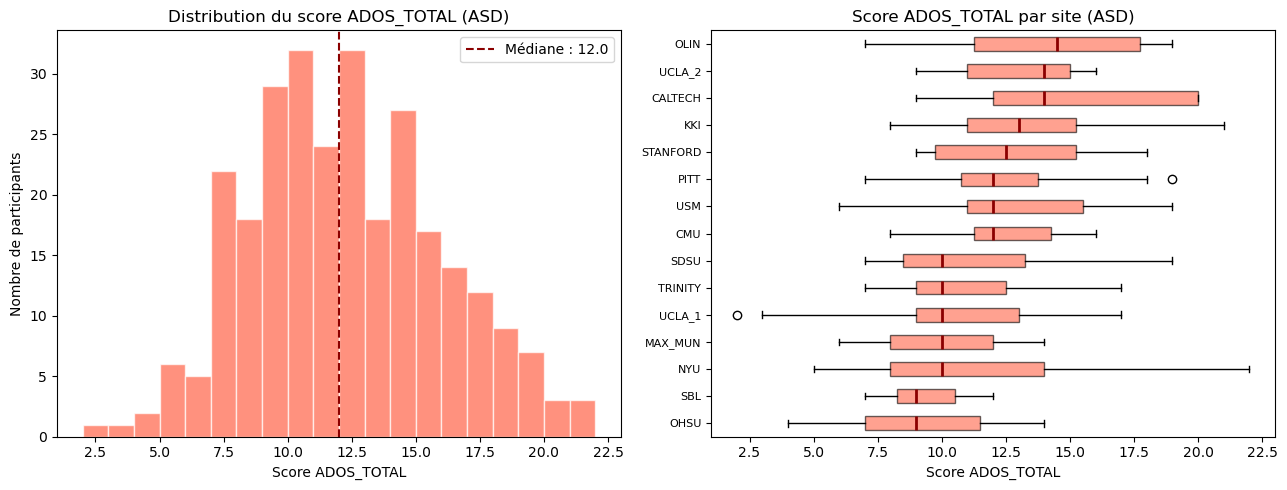
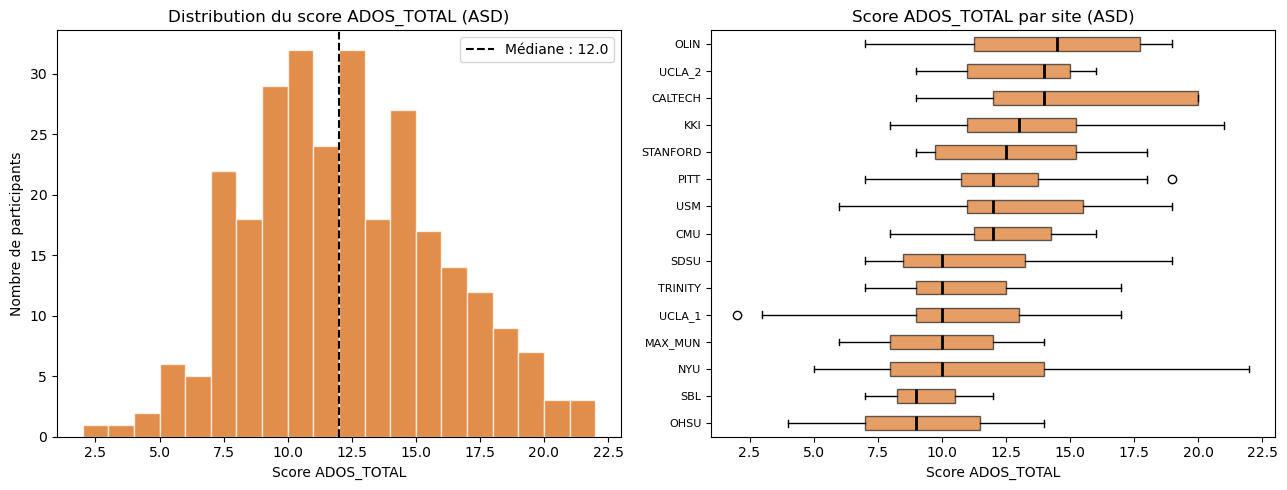
The change to this notebook cell's code, shown as a diff; its figure went from the first image to the second:
--- before
+++ after
@@ -1,8 +1,7 @@
 fig, axes = plt.subplots(1, 2, figsize=(13, 5))
 
-# --- Panneau gauche : histogramme ADOS_TOTAL ---
-ados_valid = asd_pheno["ADOS_TOTAL"].dropna()
-axes[0].hist(ados_valid, bins=20, color="tomato", alpha=0.7, edgecolor="white")
-axes[0].axvline(ados_valid.median(), color="darkred", linestyle="--",
+# Panneau gauche
+axes[0].hist(ados_valid, bins=20, color="#D55E00", alpha=0.7, edgecolor="white")
+axes[0].axvline(ados_valid.median(), color="black", linestyle="--",
                 linewidth=1.5, label=f"Médiane : {ados_valid.median():.1f}")
 axes[0].set_xlabel("Score ADOS_TOTAL")
@@ -11,5 +10,5 @@
 axes[0].legend()
 
-# --- Panneau droit : boxplot ADOS_TOTAL par site ---
+# Panneau droit : boxplot ADOS_TOTAL par site
 site_ados = asd_pheno.groupby("SITE_ID")["ADOS_TOTAL"].median().sort_values().dropna()
 data_ados_by_site = [
@@ -22,6 +21,6 @@
 
 axes[1].boxplot(data_ados_valid, vert=False, patch_artist=True,
-                boxprops=dict(facecolor="tomato", alpha=0.6),
-                medianprops=dict(color="darkred", linewidth=2))
+                boxprops=dict(facecolor="#D55E00", alpha=0.6),
+                medianprops=dict(color="black", linewidth=2))
 axes[1].set_yticks(range(1, len(site_labels) + 1))
 axes[1].set_yticklabels(site_labels, fontsize=8)
@@ -30,5 +29,5 @@
 
 plt.tight_layout()
-plt.savefig("ados_distribution.png", dpi=150, bbox_inches="tight")
+plt.savefig("../output/ados_distribution.png", dpi=150, bbox_inches="tight")
 plt.show()
 print("Figure sauvegardée : ados_distribution.png")

Commit: Tache 2 : Partie 1: interpretation + palette eco daltonien